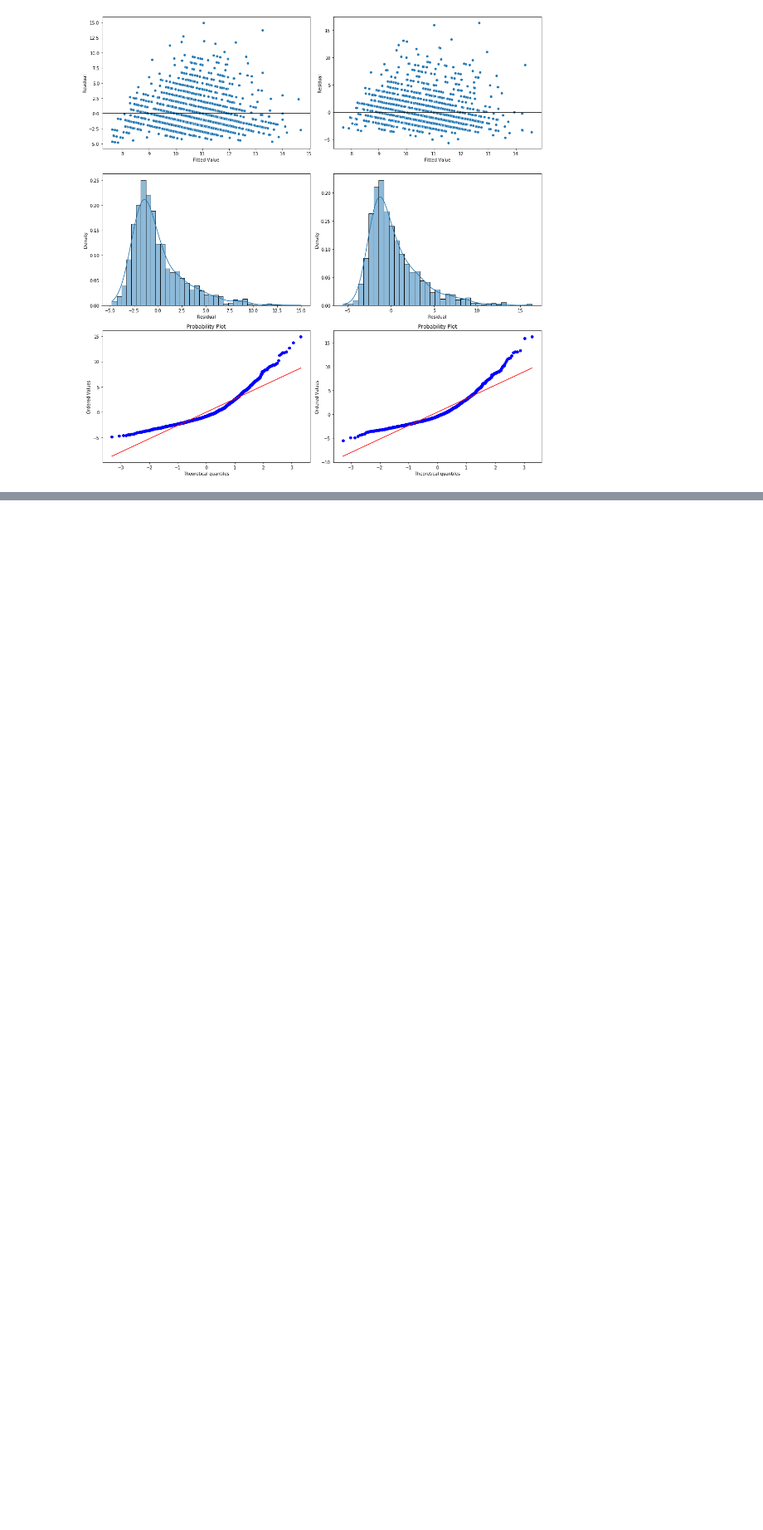
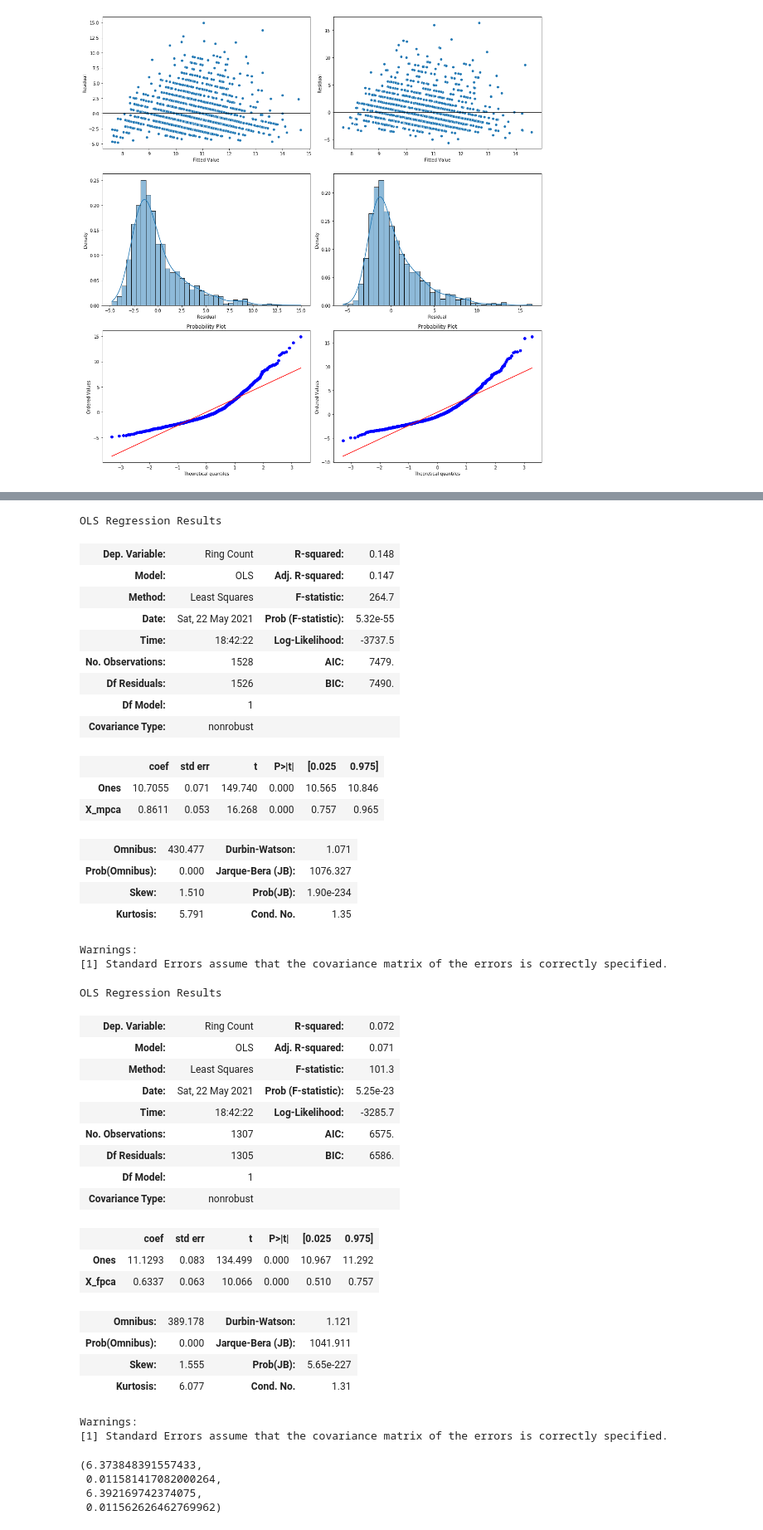
Before and after one commit to thokieu/Abalone-Regression, a Jupyter notebook: Workbook.ipynb, the cells around one changed output, grey strips where cells are left out. Shown at 83% size. Saved outputs shown, nothing was run; the diff lists cells and outputs as text; code cells hidden in the pictures; blank space fills up the shorter version.

Commit message:
Normality and Homoscedasticity Test Added

```diff
--- a/Workbook.ipynb
+++ b/Workbook.ipynb
@@ -1259,0 +1273,57 @@ plt.show()
+# %%
+model_m = sm.OLS(red_msp['Ring Count'], X_mreg)
+model_f = sm.OLS(red_fsp['Ring Count'], X_freg)
+
+results_m = model_m.fit()
+results_f = model_f.fit()
+
+display(results_m.summary())
+display(results_f.summary())
+
+BP_test_m = sm.stats.diagnostic.het_breuschpagan(results_m.resid, results_m.model.exog)
+BP_test_f = sm.stats.diagnostic.het_breuschpagan(results_f.resid, results_f.model.exog)
+
+display(BP_test_m, BP_test_f)
+# %% [output]
+OLS Regression Results
+| Dep. Variable: | Ring Count | R-squared: | 0.148 |
+| Model: | OLS | Adj. R-squared: | 0.147 |
+| Method: | Least Squares | F-statistic: | 264.7 |
+| Date: | Sat, 22 May 2021 | Prob (F-statistic): | 5.32e-55 |
+| Time: | 18:42:22 | Log-Likelihood: | -3737.5 |
+| No. Observations: | 1528 | AIC: | 7479. |
+| Df Residuals: | 1526 | BIC: | 7490. |
+| Df Model: | 1 |  |  |
+| Covariance Type: | nonrobust |  |  |
+|  | coef | std err | t | P>|t| | [0.025 | 0.975] |
+| Ones | 10.7055 | 0.071 | 149.740 | 0.000 | 10.565 | 10.846 |
+| X_mpca | 0.8611 | 0.053 | 16.268 | 0.000 | 0.757 | 0.965 |
+| Omnibus: | 430.477 | Durbin-Watson: | 1.071 |
+| Prob(Omnibus): | 0.000 | Jarque-Bera (JB): | 1076.327 |
+| Skew: | 1.510 | Prob(JB): | 1.90e-234 |
+| Kurtosis: | 5.791 | Cond. No. | 1.35 |
+Warnings:
+[1] Standard Errors assume that the covariance matrix of the errors is correctly specified.
+OLS Regression Results
+| Dep. Variable: | Ring Count | R-squared: | 0.072 |
+| Model: | OLS | Adj. R-squared: | 0.071 |
+| Method: | Least Squares | F-statistic: | 101.3 |
+| Date: | Sat, 22 May 2021 | Prob (F-statistic): | 5.25e-23 |
+| Time: | 18:42:22 | Log-Likelihood: | -3285.7 |
+| No. Observations: | 1307 | AIC: | 6575. |
+| Df Residuals: | 1305 | BIC: | 6586. |
+| Df Model: | 1 |  |  |
+| Covariance Type: | nonrobust |  |  |
+|  | coef | std err | t | P>|t| | [0.025 | 0.975] |
+| Ones | 11.1293 | 0.083 | 134.499 | 0.000 | 10.967 | 11.292 |
+| X_fpca | 0.6337 | 0.063 | 10.066 | 0.000 | 0.510 | 0.757 |
+| Omnibus: | 389.178 | Durbin-Watson: | 1.121 |
+| Prob(Omnibus): | 0.000 | Jarque-Bera (JB): | 1041.911 |
+| Skew: | 1.555 | Prob(JB): | 5.65e-227 |
+| Kurtosis: | 6.077 | Cond. No. | 1.31 |
+Warnings:
+[1] Standard Errors assume that the covariance matrix of the errors is correctly specified.
+(6.373848391557433,
+ 0.011581417082000264,
+ 6.392169742374075,
+ 0.011562626462769962)
```
Also changed, not shown: parts of 4 cells of this notebook.
